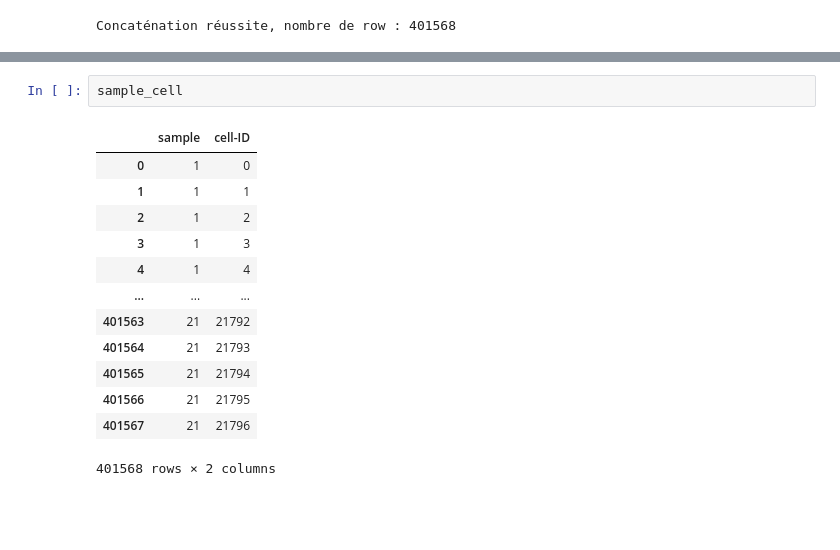
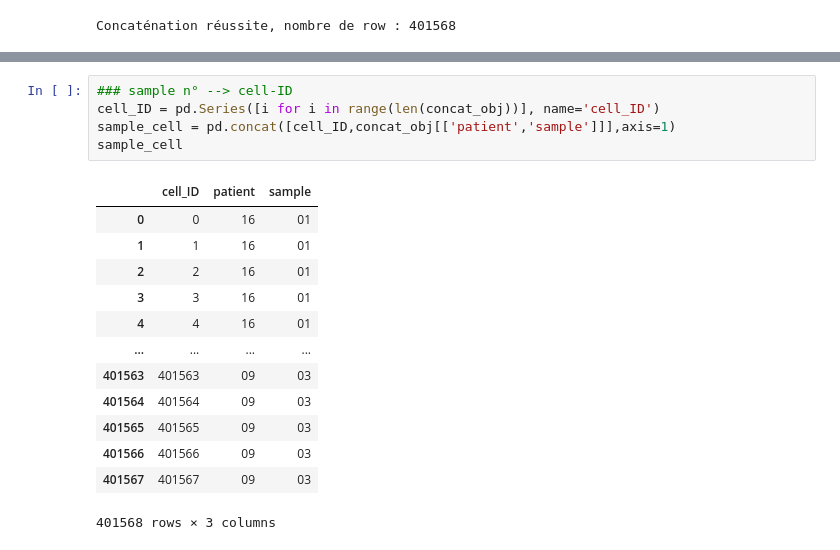
Before and after one commit to VeraPancaldiLab/MOSNA_GUI, a Jupyter notebook: mosna_analysis.ipynb, the cells around one changed output, grey strips where cells are left out. Drawn from its saved outputs; the diff is of its cells as text; blank space fills up the shorter version.

```diff
--- a/mosna_analysis.ipynb
+++ b/mosna_analysis.ipynb
@@ -93,19 +89,22 @@ del files, dictionnary, verif, nb_row, nb_row_concat, sample_number, concatanabl
-# %%
-sample_cell
-# %% [output]
-|  | sample | cell-ID |
-| 0 | 1 | 0 |
-| 1 | 1 | 1 |
-| 2 | 1 | 2 |
-| 3 | 1 | 3 |
-| 4 | 1 | 4 |
-| ... | ... | ... |
-| 401563 | 21 | 21792 |
-| 401564 | 21 | 21793 |
-| 401565 | 21 | 21794 |
-| 401566 | 21 | 21795 |
-| 401567 | 21 | 21796 |
-401568 rows × 2 columns
+# %%
+### sample n° --> cell-ID
+cell_ID = pd.Series([i for i in range(len(concat_obj))], name='cell_ID')
+sample_cell = pd.concat([cell_ID,concat_obj[['patient','sample']]],axis=1)
+sample_cell
+# %% [output]
+|  | cell_ID | patient | sample |
+| 0 | 0 | 16 | 01 |
+| 1 | 1 | 16 | 01 |
+| 2 | 2 | 16 | 01 |
+| 3 | 3 | 16 | 01 |
+| 4 | 4 | 16 | 01 |
+| ... | ... | ... | ... |
+| 401563 | 401563 | 09 | 03 |
+| 401564 | 401564 | 09 | 03 |
+| 401565 | 401565 | 09 | 03 |
+| 401566 | 401566 | 09 | 03 |
+| 401567 | 401567 | 09 | 03 |
+401568 rows × 3 columns
 # %%
 concat_obj
 # %% [output]
```
Also changed, not shown: parts of 5 cells of this notebook.
